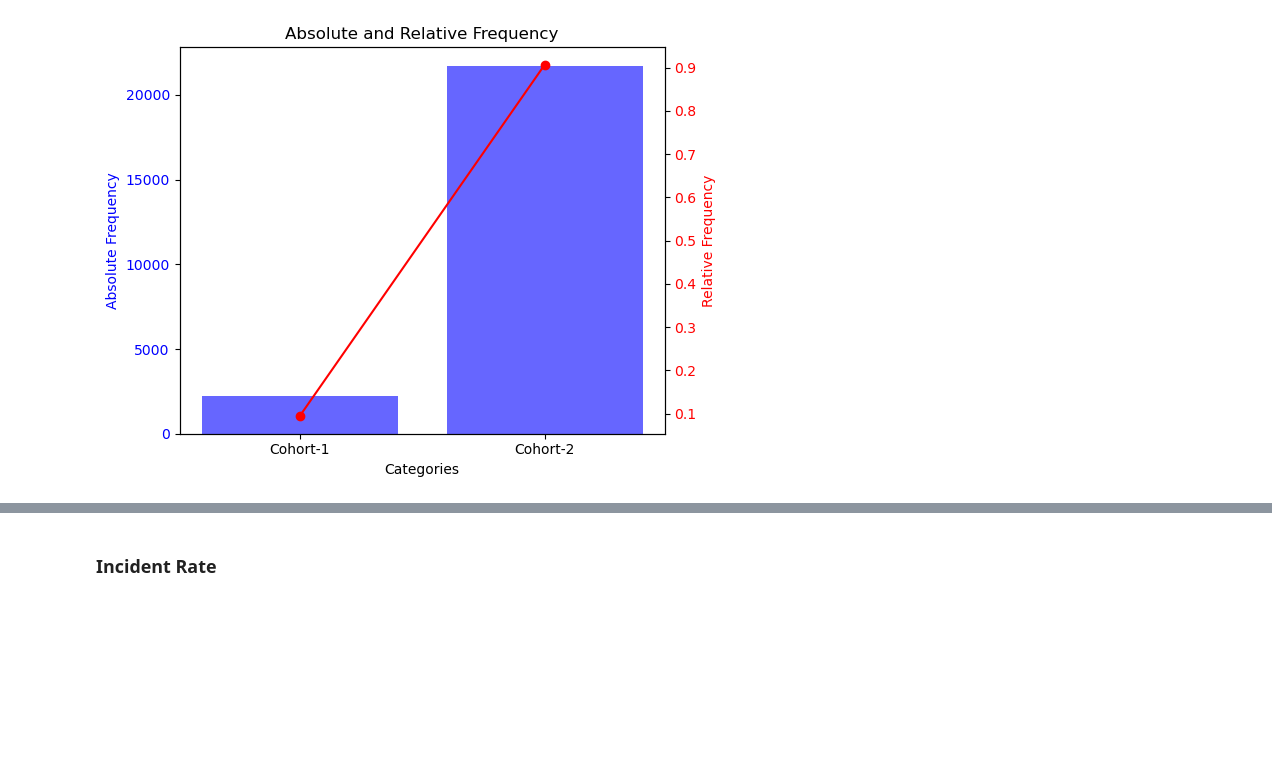
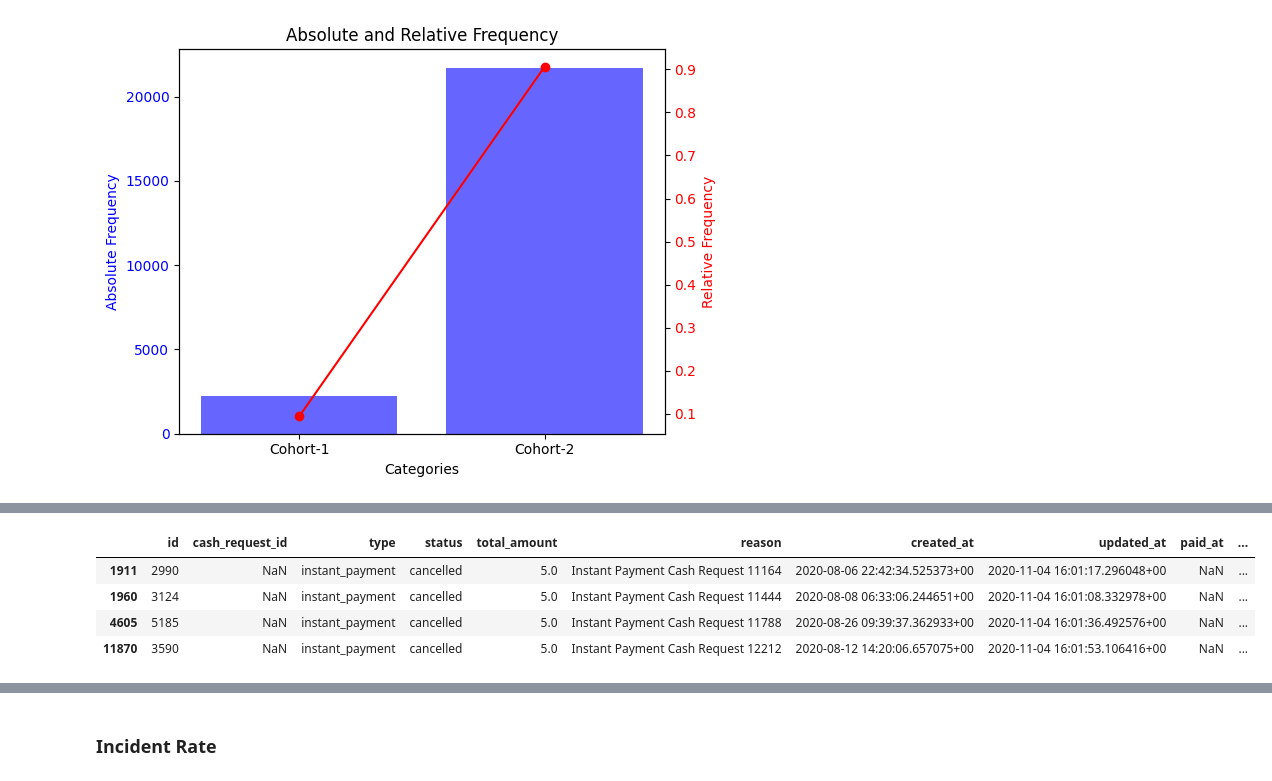
Before and after one commit to martaverfer/project-1-ironhack-payments-2-en, a Jupyter notebook: jupyter_notebooks/main.ipynb, the cells around one changed output, grey strips where cells are left out. Saved outputs shown, nothing was run; the diff lists cells and outputs as text; code cells hidden in the pictures; blank space fills up the shorter version.

```diff
--- a/jupyter_notebooks/main.ipynb
+++ b/jupyter_notebooks/main.ipynb
@@ -470,0 +504,10 @@ plt.show()
+# %%
+# find rows with NaNs
+nan_rows = merged_df_fees[merged_df_fees["cohort"].isna()]
+nan_rows
+# %% [output]
+|  | id | cash_request_id | type | status | total_amount | reason | created_at | updated_at | paid_at | ... |
+| 1911 | 2990 | NaN | instant_payment | cancelled | 5.0 | Instant Payment Cash Request 11164 | 2020-08-06 22:42:34.525373+00 | 2020-11-04 16:01:17.296048+00 | NaN | ... |
+| 1960 | 3124 | NaN | instant_payment | cancelled | 5.0 | Instant Payment Cash Request 11444 | 2020-08-08 06:33:06.244651+00 | 2020-11-04 16:01:08.332978+00 | NaN | ... |
+| 4605 | 5185 | NaN | instant_payment | cancelled | 5.0 | Instant Payment Cash Request 11788 | 2020-08-26 09:39:37.362933+00 | 2020-11-04 16:01:36.492576+00 | NaN | ... |
+| 11870 | 3590 | NaN | instant_payment | cancelled | 5.0 | Instant Payment Cash Request 12212 | 2020-08-12 14:20:06.657075+00 | 2020-11-04 16:01:53.106416+00 | NaN | ... |
```
Also changed, not shown: parts of 11 cells of this notebook, 3 other files.
